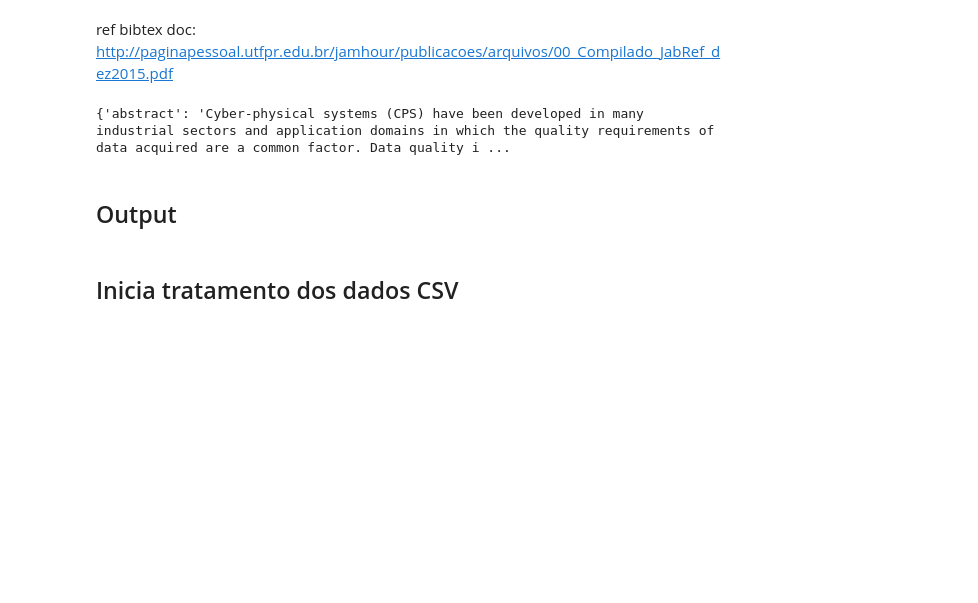
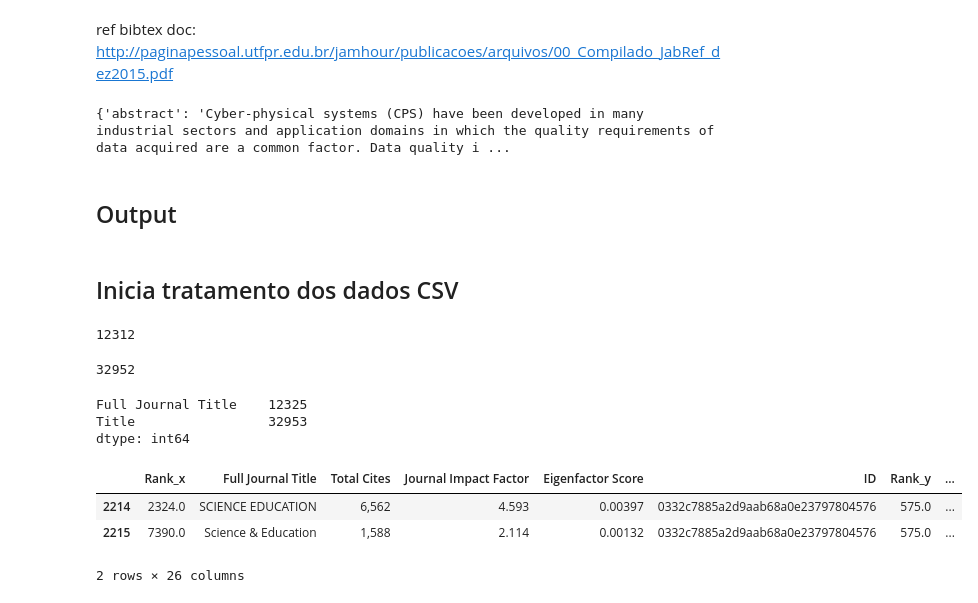
Before and after one commit to Victor-PTFLO/BibtexDataQuality, a Jupyter notebook: sandbox/Import_Bibtex_nb.ipynb, the cells around one changed output. Drawn from its saved outputs; the diff is of its cells as text; code cells hidden in the pictures; blank space fills up the shorter version.

```diff
--- a/sandbox/Import_Bibtex_nb.ipynb
+++ b/sandbox/Import_Bibtex_nb.ipynb
@@ -168,0 +174,34 @@ type_output_file('csv', 'output', output_path)
+# %%
+dfjcs = pd.read_csv(lst_excel['jcs_2020.csv'], delimiter=';').drop_duplicates()
+
+dfjcs = dfjcs[['Rank', 'Full Journal Title','Total Cites', 'Journal Impact Factor', 'Eigenfactor Score']]
+
+dfjcs['ID'] =  hashkey(dfjcs['Full Journal Title'])
+
+dfjcs['ID'].count()
+# %% [output]
+12312
+# %%
+dfscimago = pd.read_csv(lst_excel['scimagojr 2020.csv'], delimiter=';').drop_duplicates()
+
+dfscimago['ID'] =  hashkey(dfscimago['Title'])
+# dfscimago['issnkey'] =  dfscimago['Issn'].replace(',', '')
+
+dfscimago['ID'].count()
+# %% [output]
+32952
+# %%
+dfjoin = dfjcs.merge(dfscimago, left_on=['ID'], right_on=['ID'],how='outer')
+
+dfjoin[['Full Journal Title','Title']].count()
+# %% [output]
+Full Journal Title    12325
+Title                 32953
+dtype: int64
+# %%
+dfjoin.query('ID == "0332c7885a2d9aab68a0e23797804576"')
+# %% [output]
+|  | Rank_x | Full Journal Title | Total Cites | Journal Impact Factor | Eigenfactor Score | ID | Rank_y | ... |
+| 2214 | 2324.0 | SCIENCE EDUCATION | 6,562 | 4.593 | 0.00397 | 0332c7885a2d9aab68a0e23797804576 | 575.0 | ... |
+| 2215 | 7390.0 | Science & Education | 1,588 | 2.114 | 0.00132 | 0332c7885a2d9aab68a0e23797804576 | 575.0 | ... |
+2 rows × 26 columns
```
Also changed, not shown: parts of 3 cells of this notebook, 1 other file.
